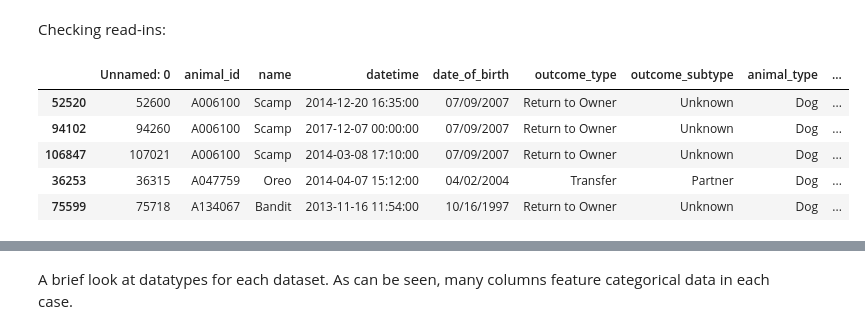
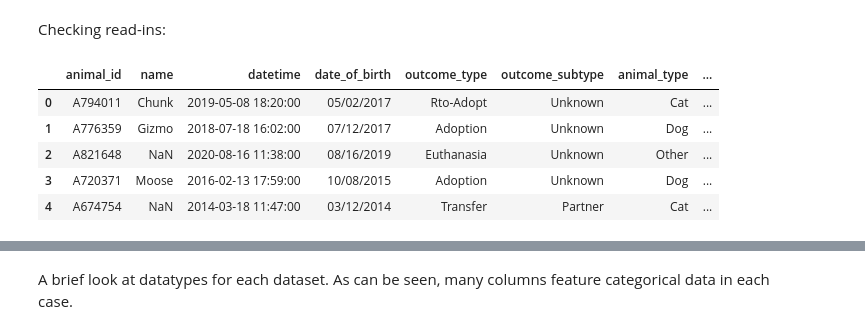
Before and after one commit to bpberry0324/animal_shelter_outcomes, a Jupyter notebook: appendices/appendix_01_preprocessing/02_initial_eda.ipynb, the cells around one changed output, grey strips where cells are left out. Cells and saved outputs as stored; diff of their text form; code cells hidden in the pictures.

```diff
--- a/appendices/appendix_01_preprocessing/02_initial_eda.ipynb
+++ b/appendices/appendix_01_preprocessing/02_initial_eda.ipynb
@@ -11,15 +12,18 @@ import matplotlib.pyplot as plt
 # %%
 outcomes = pd.read_csv('../../datasets/outcomes_initial.csv')
 intakes = pd.read_csv('../../datasets/intakes_initial.csv')
+# %%
+outcomes.drop(columns='Unnamed: 0', inplace=True)
+intakes.drop(columns='Unnamed: 0', inplace=True)
 # %% [markdown]
 Checking read-ins:
 # %%
-outcomes.sort_values(by='animal_id').head()
+outcomes.head()
 # %% [output]
-|  | Unnamed: 0 | animal_id | name | datetime | date_of_birth | outcome_type | outcome_subtype | animal_type | ... |
-| 52520 | 52600 | A006100 | Scamp | 2014-12-20 16:35:00 | 07/09/2007 | Return to Owner | Unknown | Dog | ... |
-| 94102 | 94260 | A006100 | Scamp | 2017-12-07 00:00:00 | 07/09/2007 | Return to Owner | Unknown | Dog | ... |
-| 106847 | 107021 | A006100 | Scamp | 2014-03-08 17:10:00 | 07/09/2007 | Return to Owner | Unknown | Dog | ... |
-| 36253 | 36315 | A047759 | Oreo | 2014-04-07 15:12:00 | 04/02/2004 | Transfer | Partner | Dog | ... |
-| 75599 | 75718 | A134067 | Bandit | 2013-11-16 11:54:00 | 10/16/1997 | Return to Owner | Unknown | Dog | ... |
+|  | animal_id | name | datetime | date_of_birth | outcome_type | outcome_subtype | animal_type | ... |
+| 0 | A794011 | Chunk | 2019-05-08 18:20:00 | 05/02/2017 | Rto-Adopt | Unknown | Cat | ... |
+| 1 | A776359 | Gizmo | 2018-07-18 16:02:00 | 07/12/2017 | Adoption | Unknown | Dog | ... |
+| 2 | A821648 | NaN | 2020-08-16 11:38:00 | 08/16/2019 | Euthanasia | Unknown | Other | ... |
+| 3 | A720371 | Moose | 2016-02-13 17:59:00 | 10/08/2015 | Adoption | Unknown | Dog | ... |
+| 4 | A674754 | NaN | 2014-03-18 11:47:00 | 03/12/2014 | Transfer | Partner | Cat | ... |
 # %%
```
Also changed, not shown: parts of 35 cells of this notebook, 3 other files.
